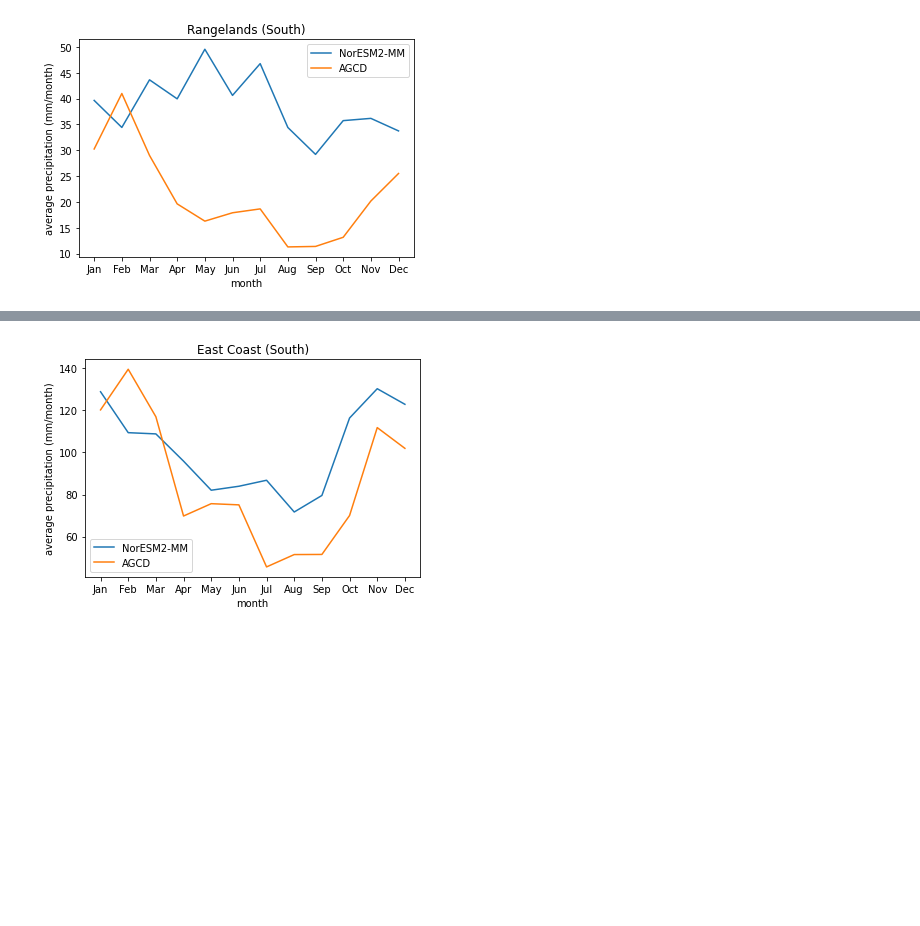
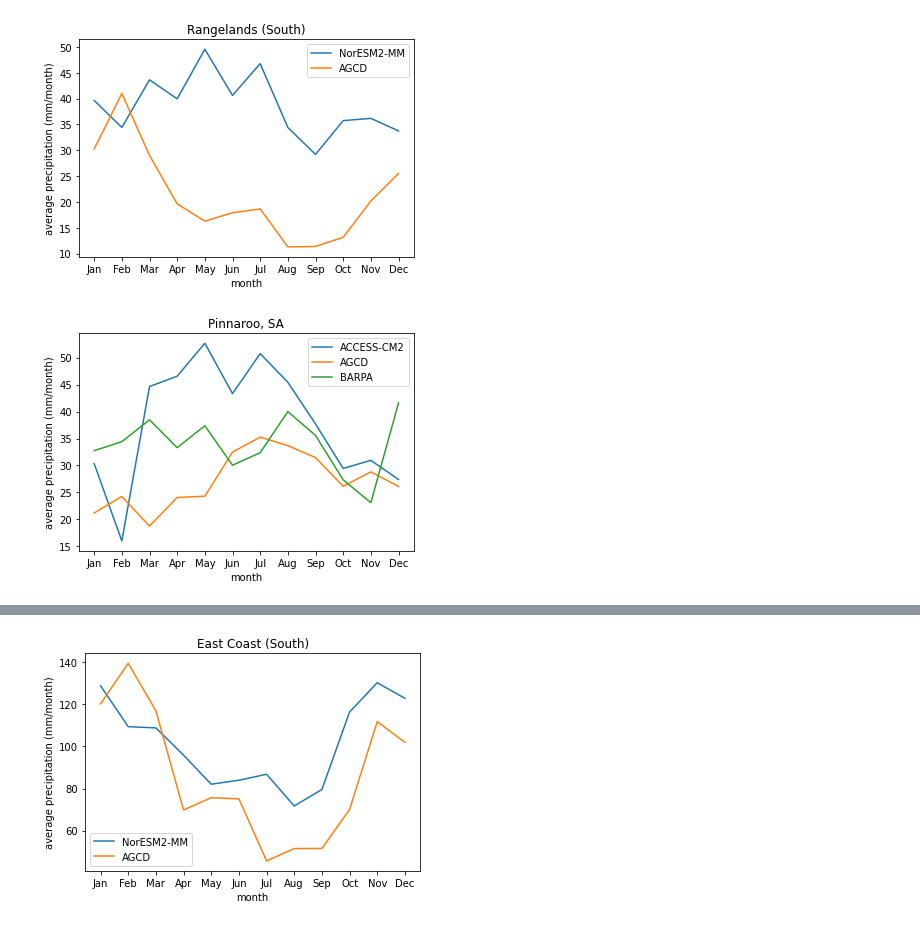
Before and after one commit to AusClimateService/model-evaluation, a Jupyter notebook: pr_evaluation.ipynb, the cells around one changed output, grey strips where cells are left out. Drawn from its saved outputs; the diff is of its cells as text; code cells hidden in the pictures; blank space fills up the shorter version.

```diff
--- a/pr_evaluation.ipynb
+++ b/pr_evaluation.ipynb
@@ -449,3 +399,15 @@ plot_seasonal_cycle(
 )
 # %% [output]
 [figure]
+# %%
+plot_seasonal_cycle(
+    monthly_clim_dict['ACCESS-CM2']['pr'],
+    agcd_monthly_clim['precip'],
+    'ACCESS-CM2',
+    rcm_monthly_clim=monthly_clim_dict['BARPA']['pr'],
+    rcm_name='BARPA',
+    latlon_point=[-35.261, 140.905],
+    latlon_name='Pinnaroo, SA'
+)
+# %% [output]
+[figure, added]
```
Also changed, not shown: parts of 19 cells of this notebook, 1 other file.
